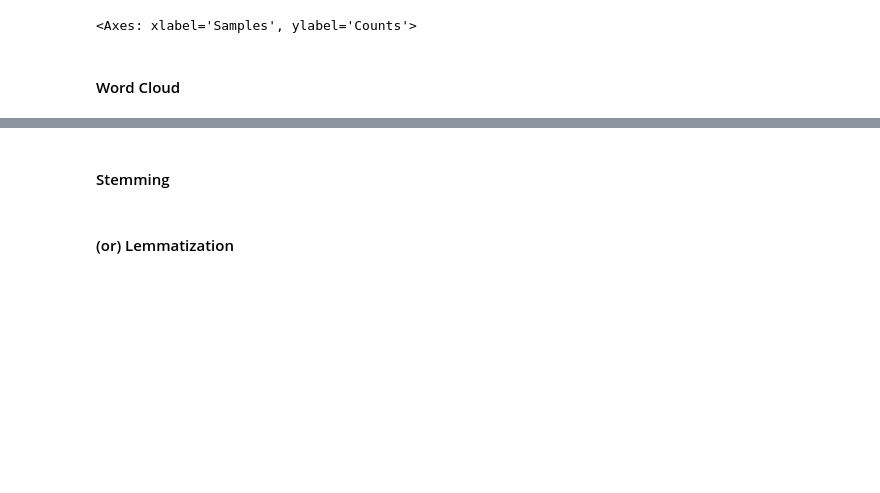
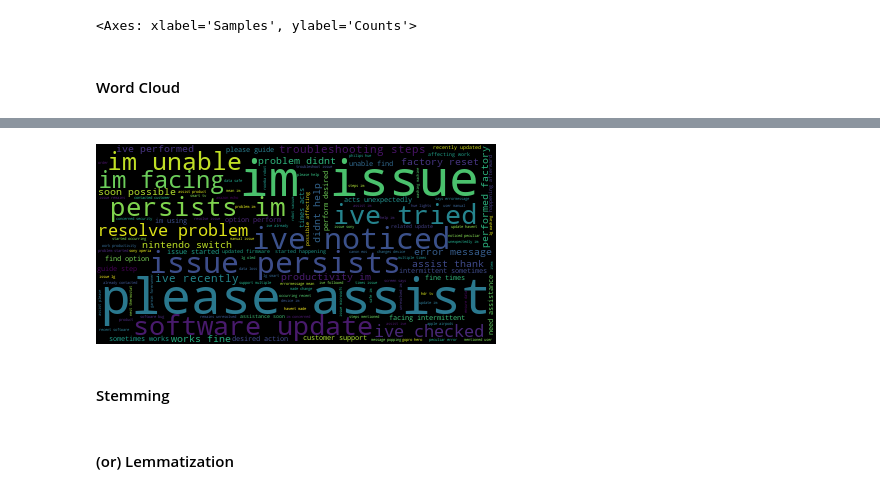
Before and after one commit to andkuster/customer-support-ticket, a Jupyter notebook: portfolio_sentimental_analysis.ipynb, the cells around one changed output, grey strips where cells are left out. Saved outputs shown, nothing was run; the diff lists cells and outputs as text; code cells hidden in the pictures; blank space fills up the shorter version.

```diff
--- a/portfolio_sentimental_analysis.ipynb
+++ b/portfolio_sentimental_analysis.ipynb
@@ -328,3 +380,10 @@ ModuleNotFoundError: No module named 'wordcloud'
+# %%
+from IPython.display import display
+
+# Display the word cloud image in the notebook
+display(img.to_image())
+# %% [output]
+[figure, added]
 # %% [markdown]
 #### Stemming
 # %%
```
Also changed, not shown: parts of 11 cells of this notebook.
